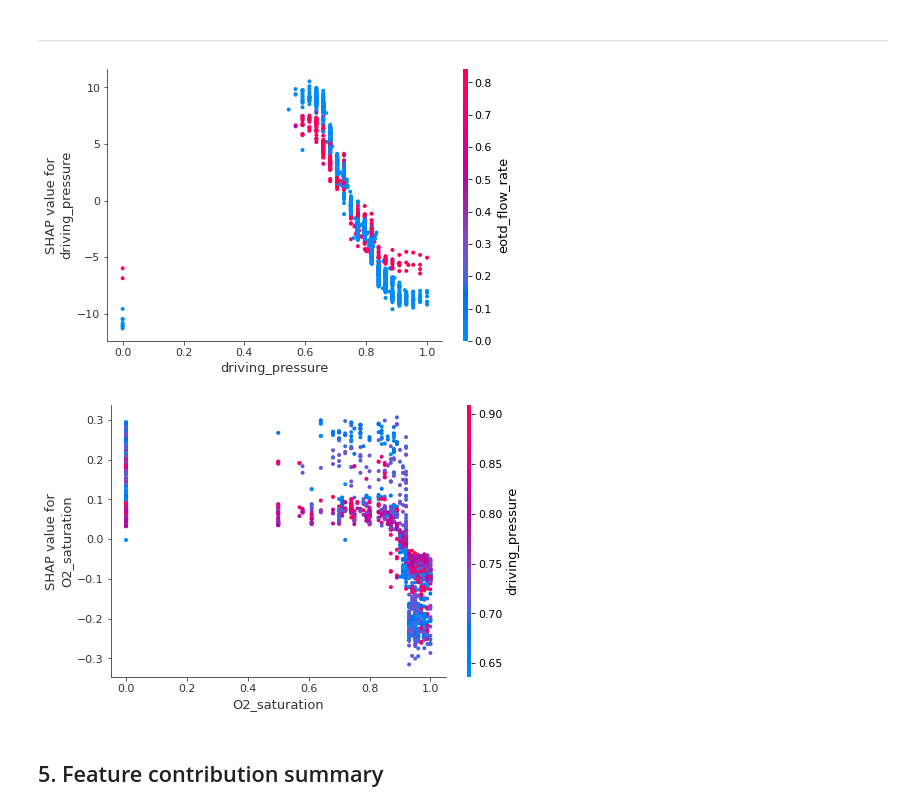
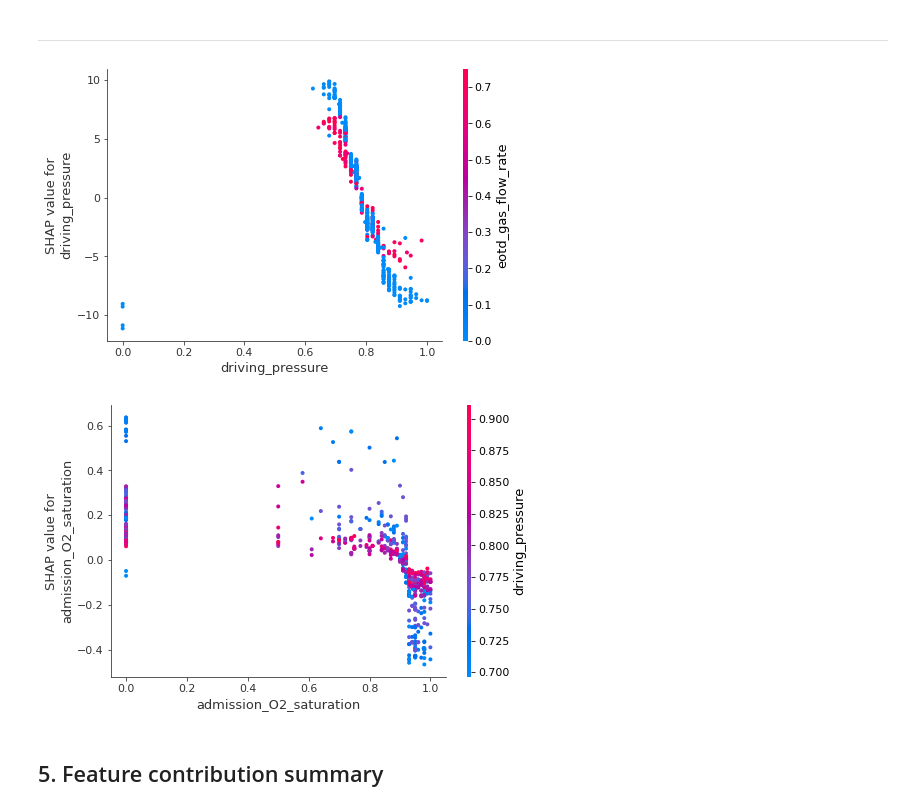
Before and after one commit to amirhkr/COVID19_RandomForest, a Jupyter notebook: notebooks/experiments/compliance_regression.ipynb, the cells around one changed output. Drawn from its saved outputs; the diff is of its cells as text; code cells hidden in the pictures.

```diff
--- a/notebooks/experiments/compliance_regression.ipynb
+++ b/notebooks/experiments/compliance_regression.ipynb
@@ -251,13 +246,13 @@ pd.set_option('display.max_columns', None)
 # %% [markdown]
 ---
 # %%
-shap.dependence_plot('driving_pressure', shap_values, X_train)
+shap.dependence_plot('driving_pressure', shap_values, X_test)
 # %% [output]
-[figure, old version]
+[figure, new version]
 # %%
-shap.dependence_plot('O2_saturation', shap_values, X_train)
+shap.dependence_plot('admission_O2_saturation', shap_values, X_test)
 # %% [output]
-[figure, old version]
+[figure, new version]
 # %% [markdown]
 <a name="5"></a>
 ## 5. Feature contribution summary
```
Also changed, not shown: parts of 5 cells of this notebook, 4 other files.
